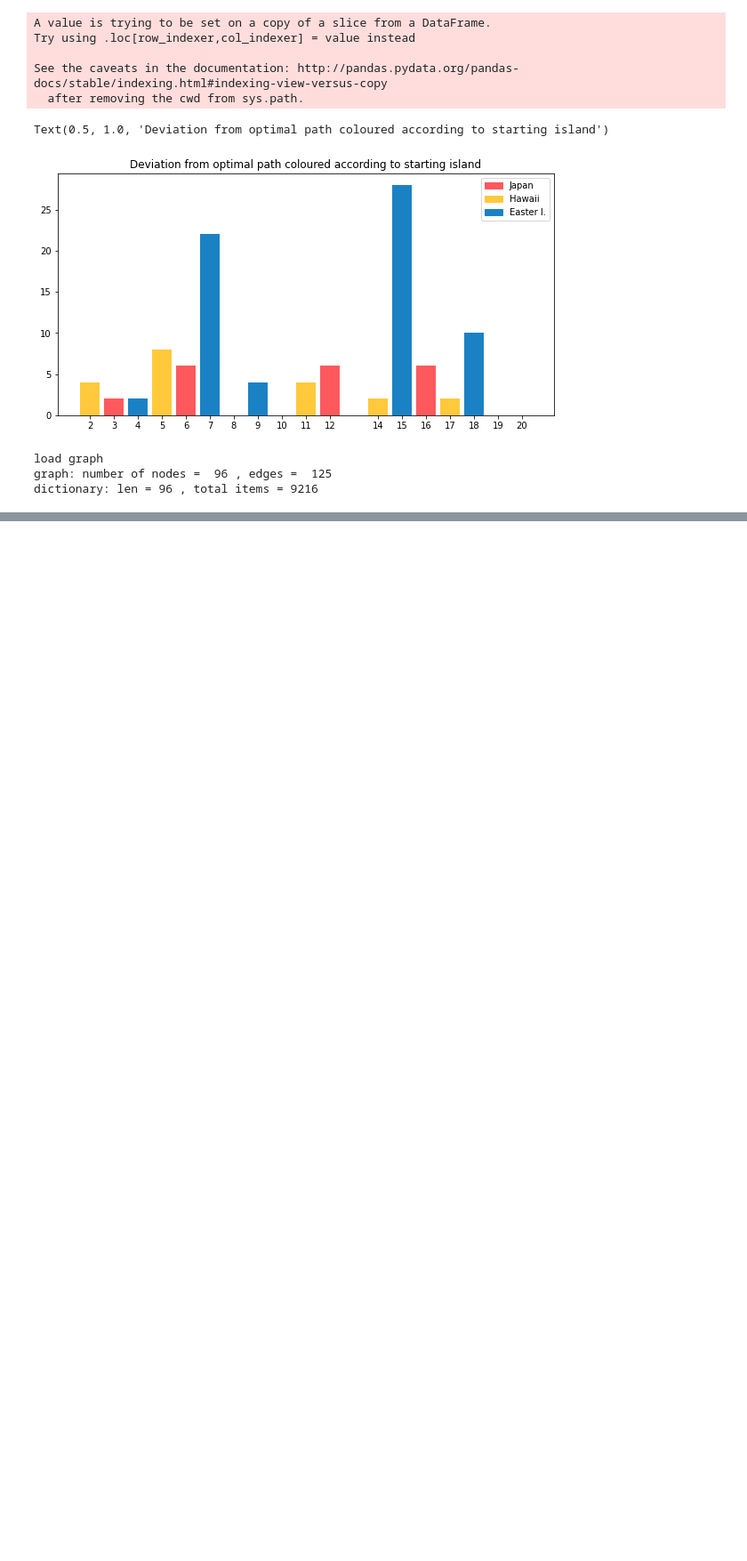
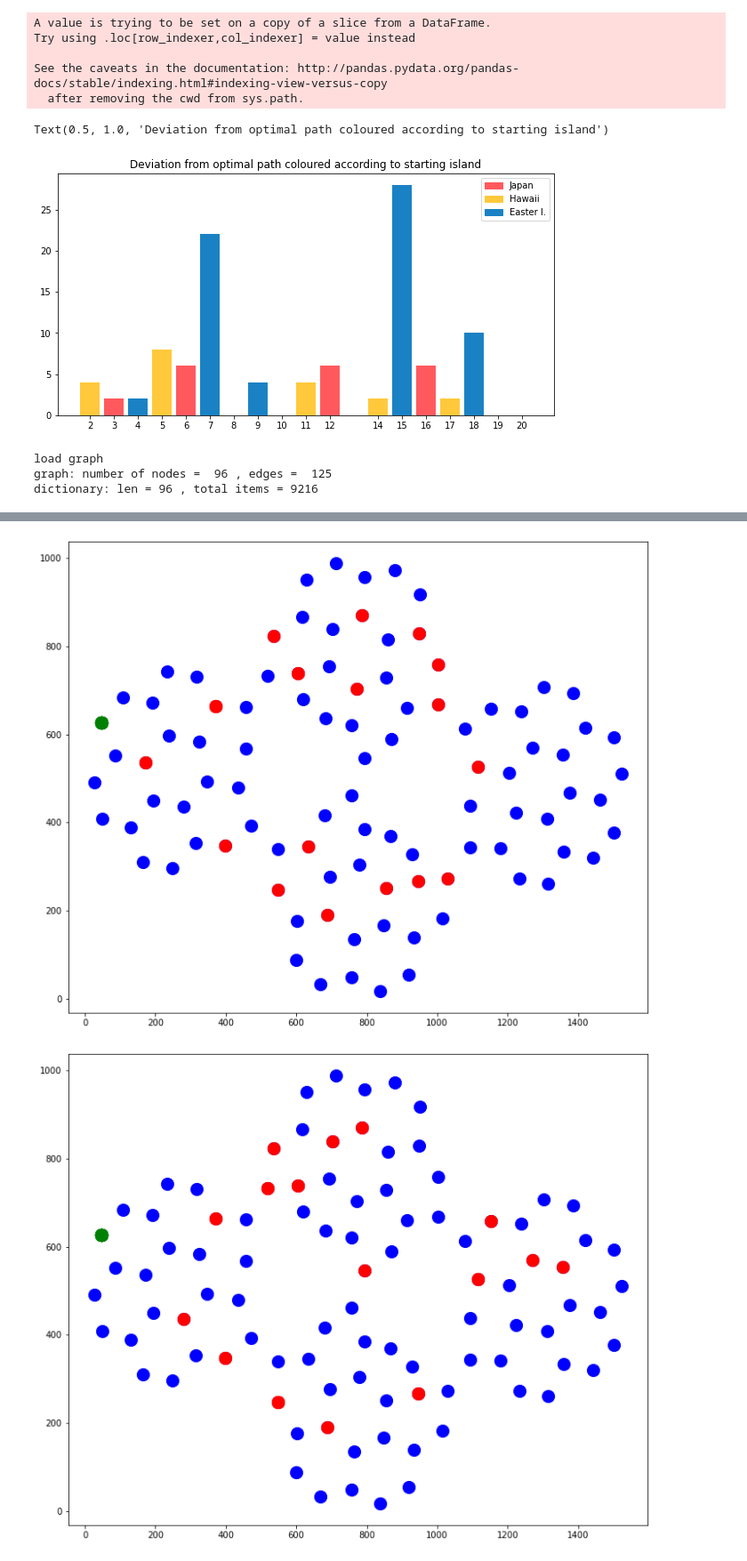
Before and after one commit to fstella/HM-Rat-Trajectories, a Jupyter notebook: Rat_HM_ExploreBehavSess.ipynb, the cells around one changed output, grey strips where cells are left out. Shown at 89% size. Saved outputs shown, nothing was run; the diff lists cells and outputs as text; code cells hidden in the pictures; blank space fills up the shorter version.

```diff
--- a/Rat_HM_ExploreBehavSess.ipynb
+++ b/Rat_HM_ExploreBehavSess.ipynb
@@ -991,0 +1060,12 @@ KeyError: 18
+# %%
+def getInfoRat(ratNr, sessionNr):
+    mean1,mean2,intersection_point, session_number, dataRatNr = intersectionPoint(ratNr)
+    df = getnewDataframe(dataRatNr, sessionNr, ratNr)
+    cf = df.copy()
+    cf = cf.groupby(['intersection_node'])['intersection_node'].count().reset_index(
+  name='Count').sort_values(['Count'], ascending=False)
+    print(cf)
+    return df
+# %%
+dataFram = getInfoRat('Rat5',0)
+print(dataFram)
@@ -991,0 +1090,23 @@ KeyError: 18
+# %%
+v=0
+for i in (dataFram['session_number'].unique()):
+    n = dataFram.loc[dataFram['session_number']==i]
+    plt.figure(figsize=(12,10))
+
+    for nn in pos.keys():
+        plt.scatter(pos[nn][0],pos[nn][1],s=200,c='b')
+
+    for tr in range(len(n)):
+        node_lbls = n.loc[tr+v,'intersection_node']
+        node_goal = n.loc[tr+v,'goal_node']
+        plt.scatter(pos[str(node_lbls)][0],pos[str(node_lbls)][1],s=200,c='red')#
+        plt.scatter(pos[str(node_goal)][0],pos[str(node_goal)][1],s=200,c='green')#
+    v+=len(n)
+    plt.show()
+#Generalizeer naar alles van een rat (of sessie) in een plot. Dat kan door een dictionary te maken van de aantal keer dat iets een intersectiepunt is.
+#Daarna kijken of je de grootte van de bolletjes kan laten uitmaken voor wanneer iets vaak voorkomt.
+#Daarna, doen voor alle animals.
+#We willen uiteindelijk zien of de dieren altijd bij dezelfde cue uitvogelen waar ze zijn, of altijd op X stappen vanaf de goal location. En we willen kijken hoevaak ze de bruggen gebruiken.
+# %% [output]
+[figure, added]
+[figure, added]
```
Also changed, not shown: parts of 13 cells of this notebook.
